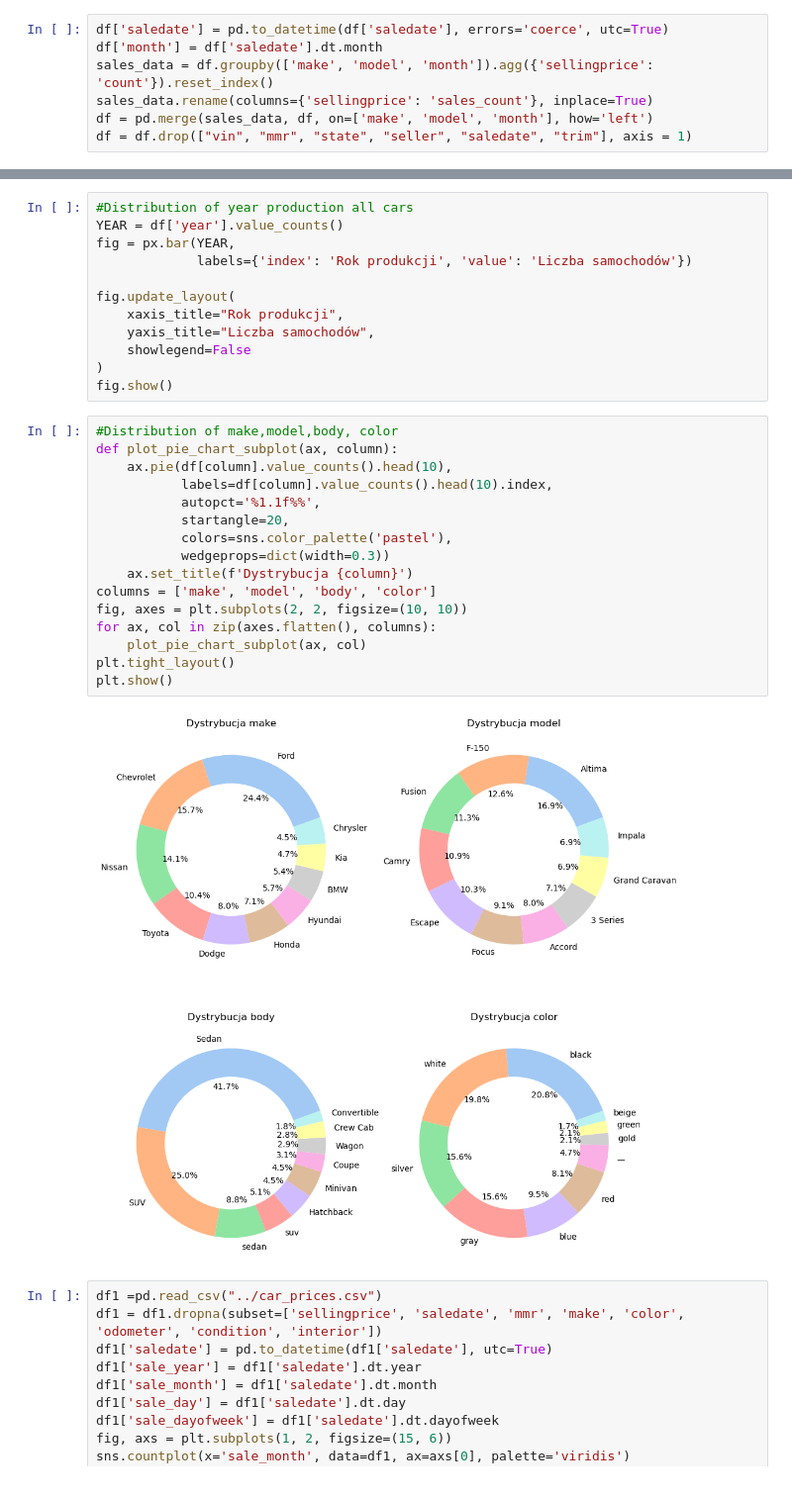
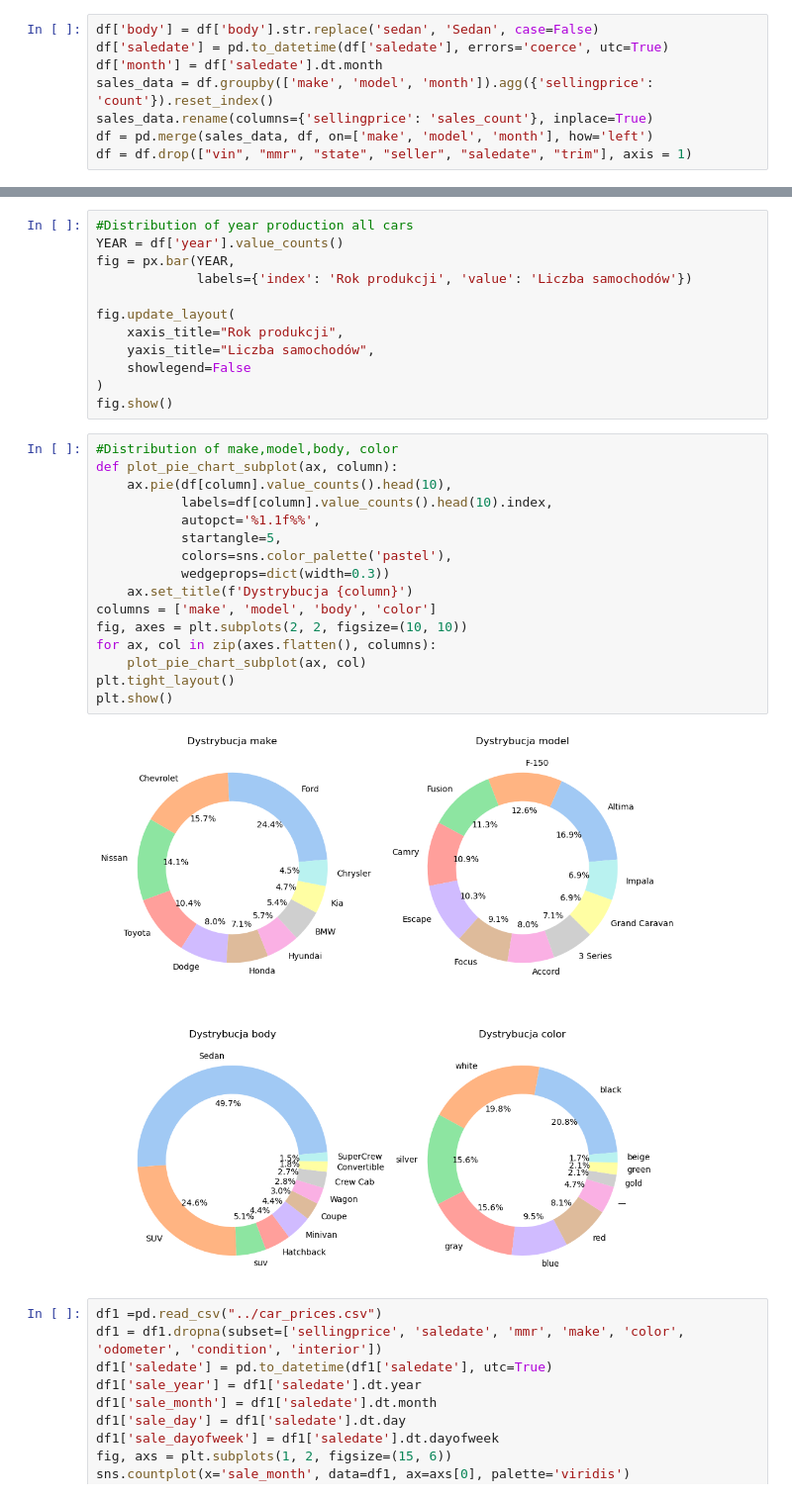
Before and after one commit to davydantoniuk/Analizatorzy-Jutra, a Jupyter notebook: plots/plots.ipynb, the cells around one changed output, grey strips where cells are left out. Shown at 99% size. Saved outputs shown, nothing was run; the diff lists cells and outputs as text.

Commit message:
plots

```diff
--- a/plots/plots.ipynb
+++ b/plots/plots.ipynb
@@ -18,6 +18,7 @@ df.head()
 | 3 | 2015 | Volvo | S60 | T5 | Sedan | automatic | yv1612tb4f1310987 | ca | 41.0 | 14282.0 | ... |
 | 4 | 2014 | BMW | 6 Series Gran Coupe | 650i | Sedan | automatic | wba6b2c57ed129731 | ca | 43.0 | 2641.0 | ... |
 # %%
+df['body'] = df['body'].str.replace('sedan', 'Sedan', case=False)
 df['saledate'] = pd.to_datetime(df['saledate'], errors='coerce', utc=True)
 df['month'] = df['saledate'].dt.month
 sales_data = df.groupby(['make', 'model', 'month']).agg({'sellingprice': 'count'}).reset_index()
@@ -74,21 +75,21 @@ fig.show()
 # %%
 #Distribution of make,model,body, color
 def plot_pie_chart_subplot(ax, column):
     ax.pie(df[column].value_counts().head(10),
            labels=df[column].value_counts().head(10).index,
            autopct='%1.1f%%',
-           startangle=20,
+           startangle=5,
            colors=sns.color_palette('pastel'),
            wedgeprops=dict(width=0.3))
     ax.set_title(f'Dystrybucja {column}')
 columns = ['make', 'model', 'body', 'color']
 fig, axes = plt.subplots(2, 2, figsize=(10, 10))
 for ax, col in zip(axes.flatten(), columns):
     plot_pie_chart_subplot(ax, col)
 plt.tight_layout()
 plt.show()
 # %% [output]
-[figure, old version]
+[figure, new version]
 # %%
 df1 =pd.read_csv("../car_prices.csv")
 df1 = df1.dropna(subset=['sellingprice', 'saledate', 'mmr', 'make', 'color', 'odometer', 'condition', 'interior'])
```
Also changed, not shown: parts of 1 cell of this notebook.
